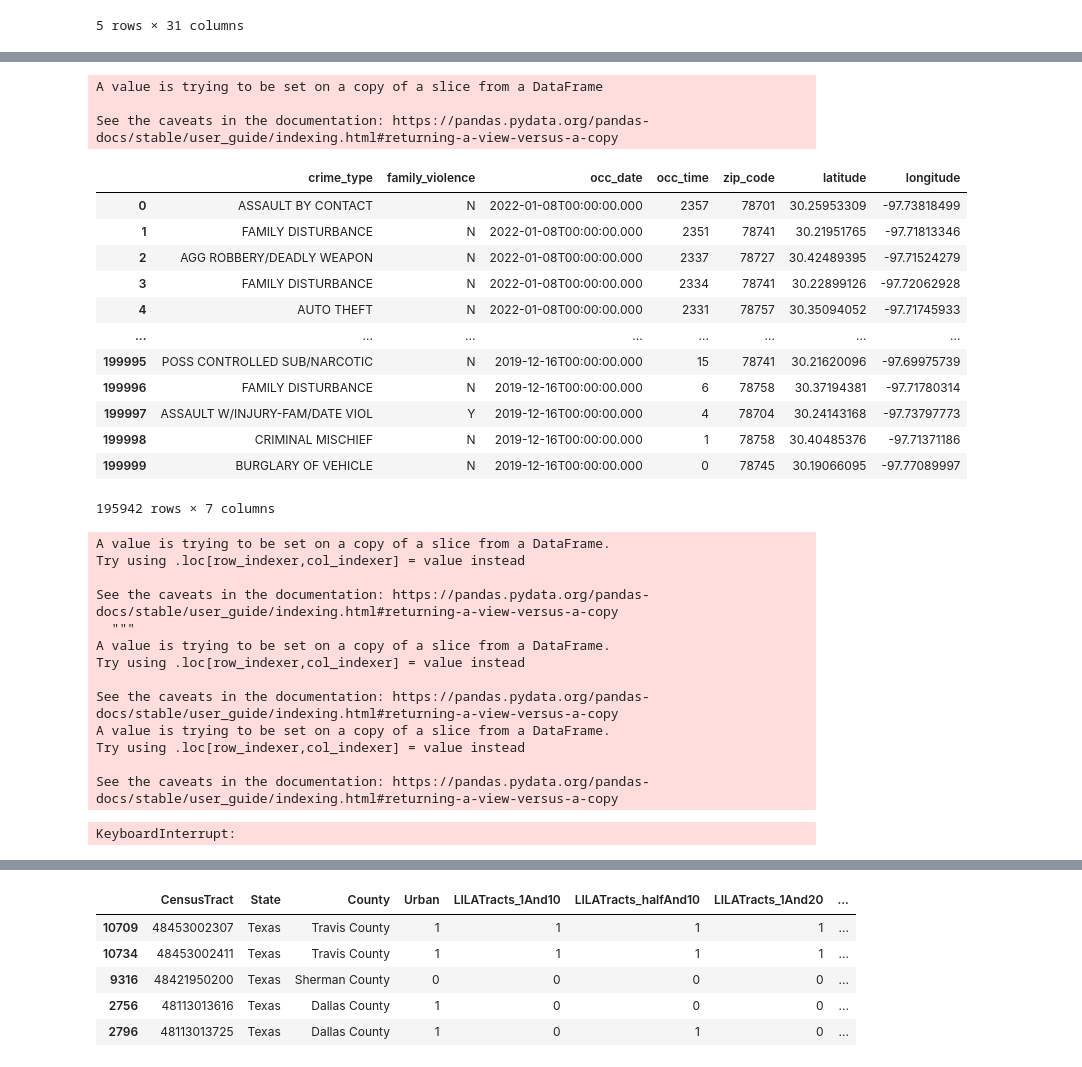
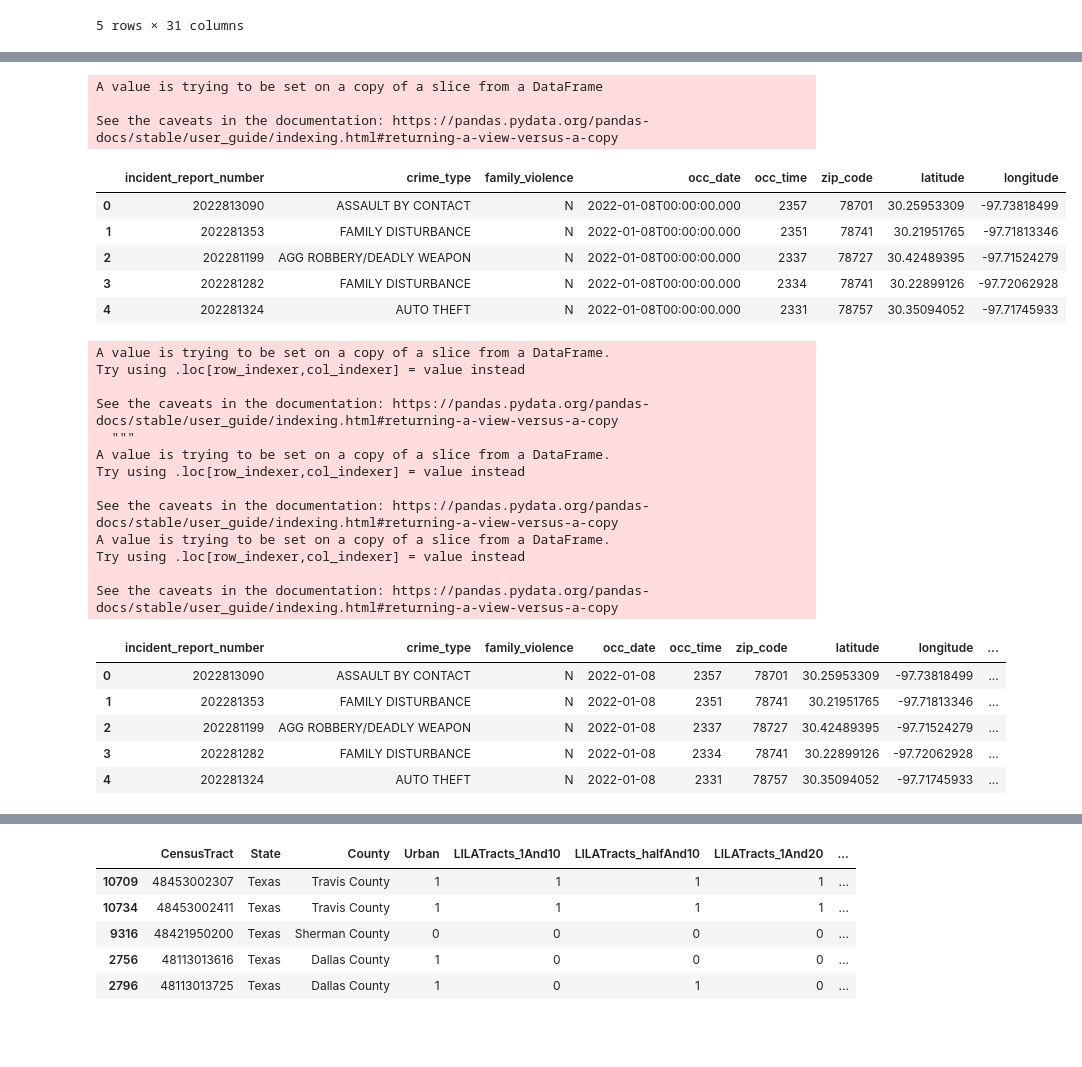
Before and after one commit to ChristopheGarcia1/Crime_Analysis-, a Jupyter notebook: src/resources/crime_cleaning.ipynb, the cells around one changed output, grey strips where cells are left out. Drawn from its saved outputs; the diff is of its cells as text; code cells hidden in the pictures; blank space fills up the shorter version.

```diff
--- a/src/resources/crime_cleaning.ipynb
+++ b/src/resources/crime_cleaning.ipynb
@@ -58,26 +58,19 @@ clearance_status               object
 clearance_date                 object
 dtype: object
 # %%
-crime_df = results_df[['crime_type', 'family_violence', 'occ_date', 'occ_time', 'zip_code', 'latitude', 'longitude']]
+crime_df = results_df[['incident_report_number','crime_type', 'family_violence', 'occ_date', 'occ_time', 'zip_code', 'latitude', 'longitude']]
 crime_df.dropna(inplace=True)
-crime_df
+crime_df.head()
 # %% [output]
 A value is trying to be set on a copy of a slice from a DataFrame
 
 See the caveats in the documentation: https://pandas.pydata.org/pandas-docs/stable/user_guide/indexing.html#returning-a-view-versus-a-copy
-|  | crime_type | family_violence | occ_date | occ_time | zip_code | latitude | longitude |
-| 0 | ASSAULT BY CONTACT | N | 2022-01-08T00:00:00.000 | 2357 | 78701 | 30.25953309 | -97.73818499 |
-| 1 | FAMILY DISTURBANCE | N | 2022-01-08T00:00:00.000 | 2351 | 78741 | 30.21951765 | -97.71813346 |
-| 2 | AGG ROBBERY/DEADLY WEAPON | N | 2022-01-08T00:00:00.000 | 2337 | 78727 | 30.42489395 | -97.71524279 |
-| 3 | FAMILY DISTURBANCE | N | 2022-01-08T00:00:00.000 | 2334 | 78741 | 30.22899126 | -97.72062928 |
-| 4 | AUTO THEFT | N | 2022-01-08T00:00:00.000 | 2331 | 78757 | 30.35094052 | -97.71745933 |
-| ... | ... | ... | ... | ... | ... | ... | ... |
-| 199995 | POSS CONTROLLED SUB/NARCOTIC | N | 2019-12-16T00:00:00.000 | 15 | 78741 | 30.21620096 | -97.69975739 |
-| 199996 | FAMILY DISTURBANCE | N | 2019-12-16T00:00:00.000 | 6 | 78758 | 30.37194381 | -97.71780314 |
-| 199997 | ASSAULT W/INJURY-FAM/DATE VIOL | Y | 2019-12-16T00:00:00.000 | 4 | 78704 | 30.24143168 | -97.73797773 |
-| 199998 | CRIMINAL MISCHIEF | N | 2019-12-16T00:00:00.000 | 1 | 78758 | 30.40485376 | -97.71371186 |
-| 199999 | BURGLARY OF VEHICLE | N | 2019-12-16T00:00:00.000 | 0 | 78745 | 30.19066095 | -97.77089997 |
+|  | incident_report_number | crime_type | family_violence | occ_date | occ_time | zip_code | latitude | longitude |
+| 0 | 2022813090 | ASSAULT BY CONTACT | N | 2022-01-08T00:00:00.000 | 2357 | 78701 | 30.25953309 | -97.73818499 |
+| 1 | 202281353 | FAMILY DISTURBANCE | N | 2022-01-08T00:00:00.000 | 2351 | 78741 | 30.21951765 | -97.71813346 |
+| 2 | 202281199 | AGG ROBBERY/DEADLY WEAPON | N | 2022-01-08T00:00:00.000 | 2337 | 78727 | 30.42489395 | -97.71524279 |
+| 3 | 202281282 | FAMILY DISTURBANCE | N | 2022-01-08T00:00:00.000 | 2334 | 78741 | 30.22899126 | -97.72062928 |
+| 4 | 202281324 | AUTO THEFT | N | 2022-01-08T00:00:00.000 | 2331 | 78757 | 30.35094052 | -97.71745933 |
-195942 rows × 7 columns
 # %%
 #Converting time data to datetime
 
@@ -102,7 +95,7 @@ for str in crime_df['occ_time']:
 crime_df['time_occ'] = time_occ
 
 crime_df['time_occ'] = pd.to_datetime(crime_df['time_occ'], format = timefmt_time, errors='coerce')
-crime_df['time_occ'] = [time.time() for time in crime_df['time_occ']]
+# crime_df['time_occ'] = [time.time() for time in crime_df['time_occ']]
 crime_df.head()
 # %% [output]
 A value is trying to be set on a copy of a slice from a DataFrame.
@@ -118,5 +111,10 @@ A value is trying to be set on a copy of a slice from a DataFrame.
 Try using .loc[row_indexer,col_indexer] = value instead
 
 See the caveats in the documentation: https://pandas.pydata.org/pandas-docs/stable/user_guide/indexing.html#returning-a-view-versus-a-copy
-KeyboardInterrupt:
+|  | incident_report_number | crime_type | family_violence | occ_date | occ_time | zip_code | latitude | longitude | ... |
+| 0 | 2022813090 | ASSAULT BY CONTACT | N | 2022-01-08 | 2357 | 78701 | 30.25953309 | -97.73818499 | ... |
+| 1 | 202281353 | FAMILY DISTURBANCE | N | 2022-01-08 | 2351 | 78741 | 30.21951765 | -97.71813346 | ... |
+| 2 | 202281199 | AGG ROBBERY/DEADLY WEAPON | N | 2022-01-08 | 2337 | 78727 | 30.42489395 | -97.71524279 | ... |
+| 3 | 202281282 | FAMILY DISTURBANCE | N | 2022-01-08 | 2334 | 78741 | 30.22899126 | -97.72062928 | ... |
+| 4 | 202281324 | AUTO THEFT | N | 2022-01-08 | 2331 | 78757 | 30.35094052 | -97.71745933 | ... |
 # %%
```
Also changed, not shown: parts of 32 cells of this notebook, 2 other files.
